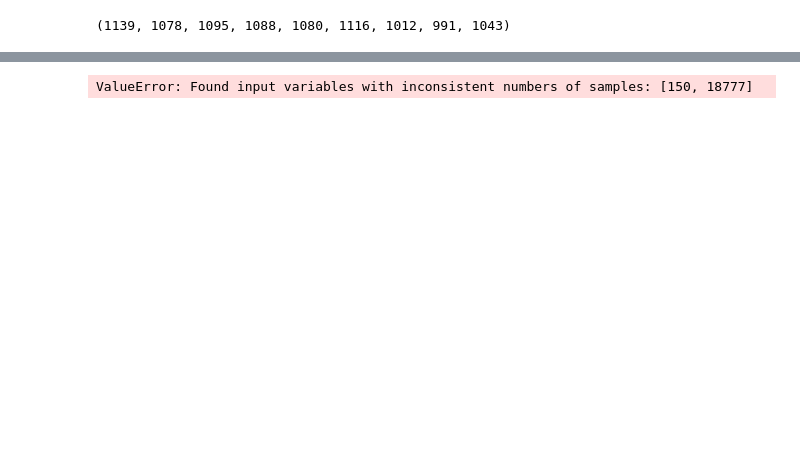
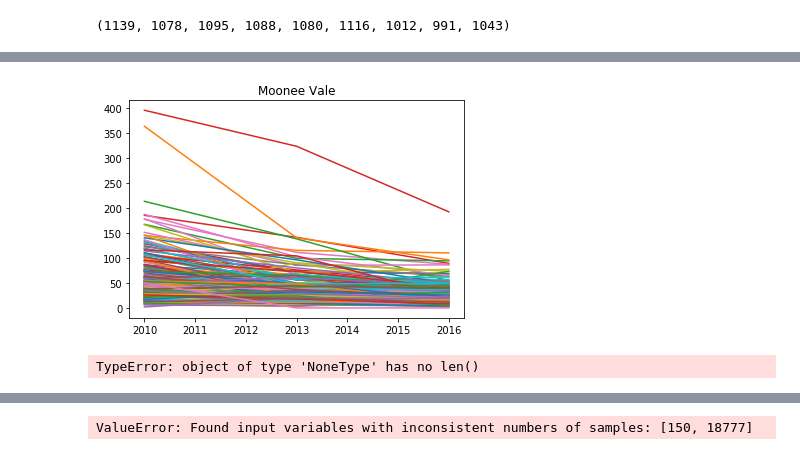
Before and after one commit to nizamphoenix/DrinkDrivingTrends, a Jupyter notebook: v2.0.ipynb, the cells around one changed output, grey strips where cells are left out. Saved outputs shown, nothing was run; the diff lists cells and outputs as text; code cells hidden in the pictures; blank space fills up the shorter version.

```diff
--- a/v2.0.ipynb
+++ b/v2.0.ipynb
@@ -792,3 +868,20 @@ suburb_year['Braybrook'][2009]
+# %%
+years = [2010,2013,2016]
+for suburb in dummy3:
+    collisions = []
+    for year in years:
+        try:
+            collisions.append(len(suburb_year[suburb[0]][year]))
+        except:
+            collisions.append(0)
+    sns.lineplot(years,collisions)
+    plt.title(suburb[0])
+# %% [output]
+[figure, added]
+# %%
+a=sns.lineplot()
+# %% [output]
+TypeError: object of type 'NoneType' has no len()
 # %%
 # from sklearn import linear_model
 # from sklearn.model_selection import train_test_split
```
Also changed, not shown: parts of 24 cells of this notebook.
